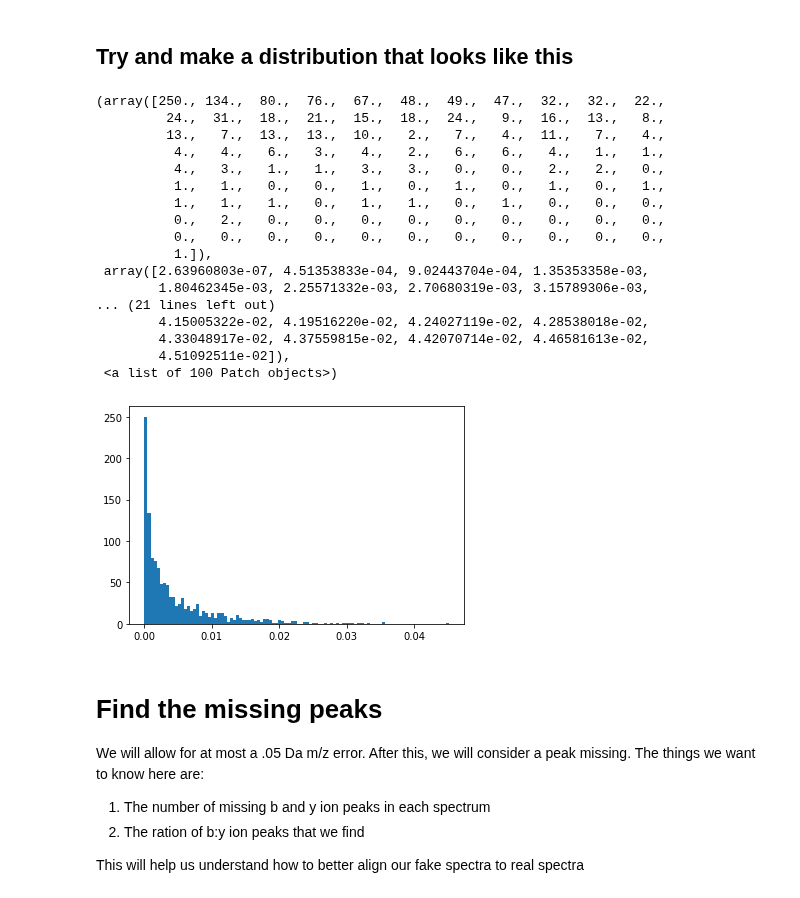
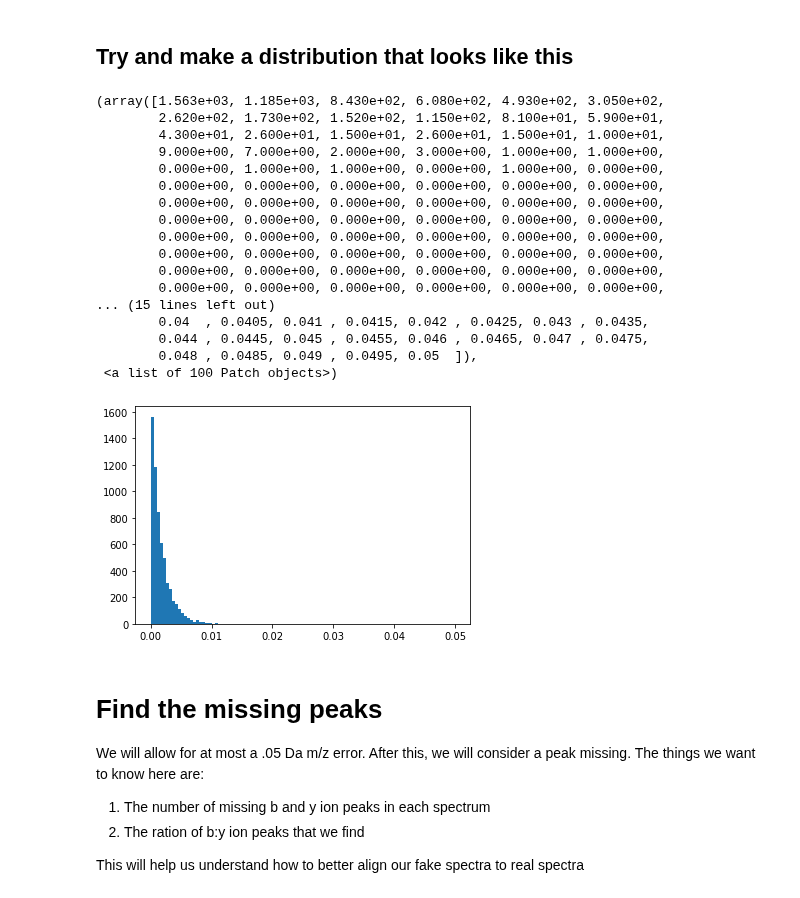
Before and after one commit to zmcgrath96/hypedsearch, a Jupyter notebook: sandbox/jupyter notebooks/Perturbation of spectra to match real spectra.ipynb, the cells around one changed output. Saved outputs shown, nothing was run; the diff lists cells and outputs as text; code cells hidden in the pictures.

```diff
--- a/sandbox/jupyter notebooks/Perturbation of spectra to match real spectra.ipynb
+++ b/sandbox/jupyter notebooks/Perturbation of spectra to match real spectra.ipynb
@@ -115,27 +115,27 @@ Text(0.5, 1.0, 'mass error distribution for top 20 ion peaks')
 # %% [markdown]
 ## Try and make a distribution that looks like this
 # %%
-points = np.random.gamma(0.6, scale=0.0075,size=1200)
-plt.hist(points, bins=100)
+points = np.random.pareto(600, 6000)
+plt.hist(points, bins=100, range=(0, .05))
 # %% [output]
-(array([250., 134.,  80.,  76.,  67.,  48.,  49.,  47.,  32.,  32.,  22.,
-         24.,  31.,  18.,  21.,  15.,  18.,  24.,   9.,  16.,  13.,   8.,
-         13.,   7.,  13.,  13.,  10.,   2.,   7.,   4.,  11.,   7.,   4.,
-          4.,   4.,   6.,   3.,   4.,   2.,   6.,   6.,   4.,   1.,   1.,
-          4.,   3.,   1.,   1.,   3.,   3.,   0.,   0.,   2.,   2.,   0.,
-          1.,   1.,   0.,   0.,   1.,   0.,   1.,   0.,   1.,   0.,   1.,
-          1.,   1.,   1.,   0.,   1.,   1.,   0.,   1.,   0.,   0.,   0.,
-          0.,   2.,   0.,   0.,   0.,   0.,   0.,   0.,   0.,   0.,   0.,
-          0.,   0.,   0.,   0.,   0.,   0.,   0.,   0.,   0.,   0.,   0.,
-          1.]),
- array([2.63960803e-07, 4.51353833e-04, 9.02443704e-04, 1.35353358e-03,
-        1.80462345e-03, 2.25571332e-03, 2.70680319e-03, 3.15789306e-03,
-... (21 lines left out)
-        4.15005322e-02, 4.19516220e-02, 4.24027119e-02, 4.28538018e-02,
-        4.33048917e-02, 4.37559815e-02, 4.42070714e-02, 4.46581613e-02,
-        4.51092511e-02]),
+(array([1.563e+03, 1.185e+03, 8.430e+02, 6.080e+02, 4.930e+02, 3.050e+02,
+        2.620e+02, 1.730e+02, 1.520e+02, 1.150e+02, 8.100e+01, 5.900e+01,
+        4.300e+01, 2.600e+01, 1.500e+01, 2.600e+01, 1.500e+01, 1.000e+01,
+        9.000e+00, 7.000e+00, 2.000e+00, 3.000e+00, 1.000e+00, 1.000e+00,
+        0.000e+00, 1.000e+00, 1.000e+00, 0.000e+00, 1.000e+00, 0.000e+00,
+        0.000e+00, 0.000e+00, 0.000e+00, 0.000e+00, 0.000e+00, 0.000e+00,
+        0.000e+00, 0.000e+00, 0.000e+00, 0.000e+00, 0.000e+00, 0.000e+00,
+        0.000e+00, 0.000e+00, 0.000e+00, 0.000e+00, 0.000e+00, 0.000e+00,
+        0.000e+00, 0.000e+00, 0.000e+00, 0.000e+00, 0.000e+00, 0.000e+00,
+        0.000e+00, 0.000e+00, 0.000e+00, 0.000e+00, 0.000e+00, 0.000e+00,
+        0.000e+00, 0.000e+00, 0.000e+00, 0.000e+00, 0.000e+00, 0.000e+00,
+        0.000e+00, 0.000e+00, 0.000e+00, 0.000e+00, 0.000e+00, 0.000e+00,
+... (15 lines left out)
+        0.04  , 0.0405, 0.041 , 0.0415, 0.042 , 0.0425, 0.043 , 0.0435,
+        0.044 , 0.0445, 0.045 , 0.0455, 0.046 , 0.0465, 0.047 , 0.0475,
+        0.048 , 0.0485, 0.049 , 0.0495, 0.05  ]),
  <a list of 100 Patch objects>)
-[figure, old version]
+[figure, new version]
 # %% [markdown]
 # Find the missing peaks
 We will allow for at most a .05 Da m/z error. After this, we will consider a peak missing.
```
Also changed, not shown: parts of 3 cells of this notebook, 11 other files.
